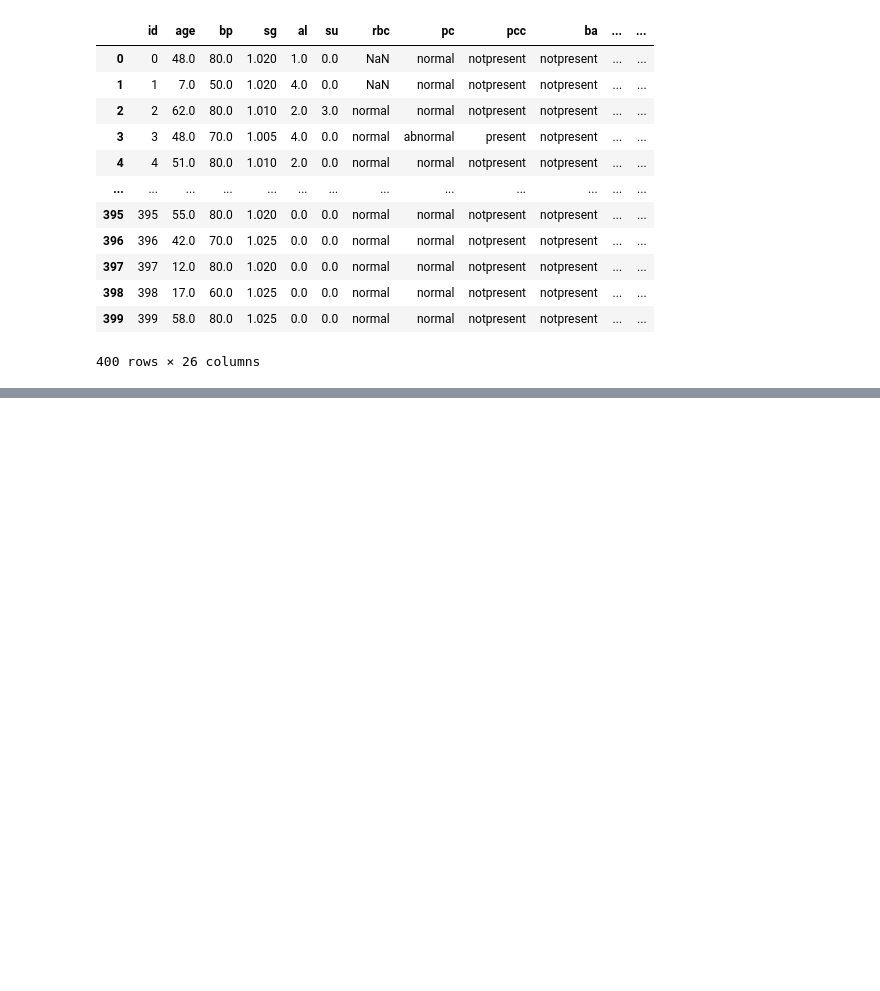
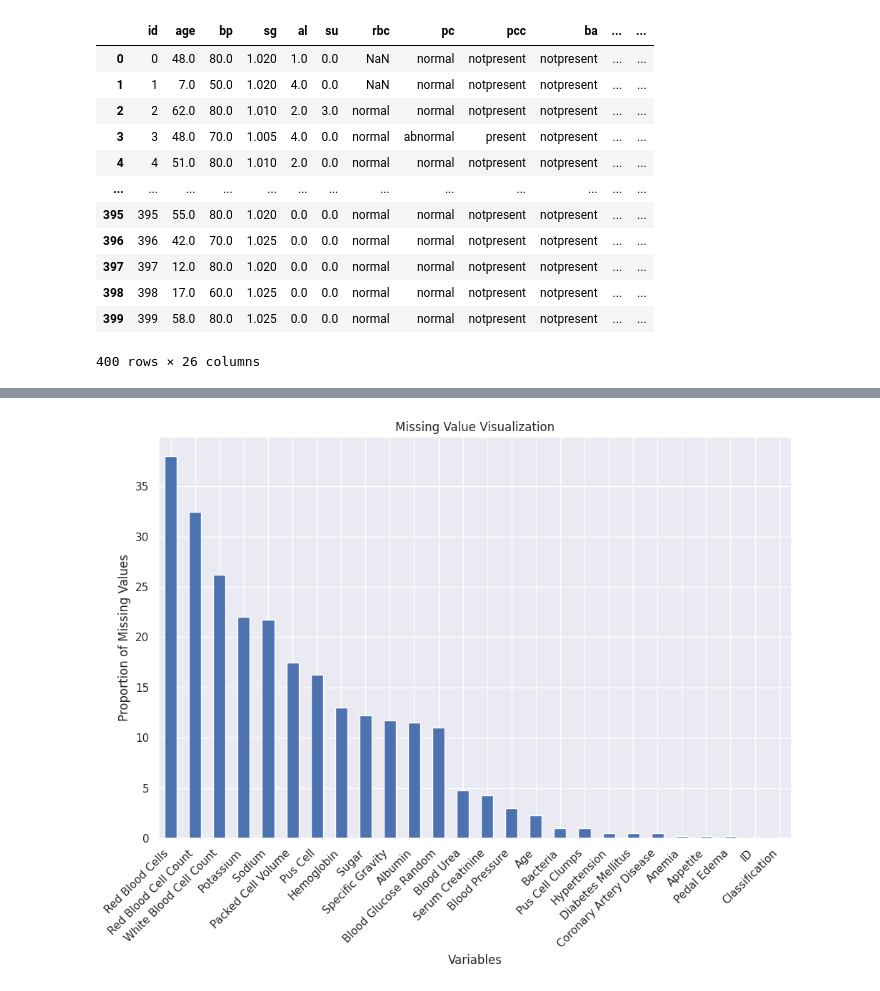
Before and after one commit to abshilpa/Chronic-Kidney-Disease-Data-Science-Project, a Jupyter notebook: MSC_Final_project_CKD.ipynb, the cells around one changed output, grey strips where cells are left out. Cells and saved outputs as stored; diff of their text form; code cells hidden in the pictures; blank space fills up the shorter version.

```diff
--- a/MSC_Final_project_CKD.ipynb
+++ b/MSC_Final_project_CKD.ipynb
@@ -44,3 +44,17 @@ CKD_Data
 | 398 | 398 | 17.0 | 60.0 | 1.025 | 0.0 | 0.0 | normal | normal | notpresent | notpresent | ... | ... |
 | 399 | 399 | 58.0 | 80.0 | 1.025 | 0.0 | 0.0 | normal | normal | notpresent | notpresent | ... | ... |
 400 rows × 26 columns
+# %%
+# Define the standard column names in the same order as they appear in the CKD_Data DataFrame
+CKD_Data.columns = [
+    'ID', 'Age', 'Blood Pressure', 'Specific Gravity', 'Albumin', 'Sugar',
+    'Red Blood Cells', 'Pus Cell', 'Pus Cell Clumps', 'Bacteria',
+    'Blood Glucose Random', 'Blood Urea', 'Serum Creatinine', 'Sodium',
+    'Potassium', 'Hemoglobin', 'Packed Cell Volume', 'White Blood Cell Count',
+    'Red Blood Cell Count', 'Hypertension', 'Diabetes Mellitus', 'Coronary Artery Disease',
+    'Appetite', 'Pedal Edema', 'Anemia', 'Classification'
+]
+
+# Displaying the updated CKD_Data DataFrame with new column names
+print("Updated DataFrame with new column names:")
+CKD_Data.head()
@@ -46,0 +114,15 @@ CKD_Data
+# %%
+# Visualize missing values
+# Count of number of missing values in each column
+missing_values = (CKD_Data.isna().sum()/CKD_Data.shape[0]*100).sort_values(ascending=False)
+
+plt.figure(figsize=(10, 8))
+missing_values.plot(kind='bar')
+plt.title('Missing Value Visualization')
+plt.xlabel('Variables')
+plt.ylabel('Proportion of Missing Values')
+plt.xticks(rotation=45, ha='right')
+plt.tight_layout()
+plt.show()
+# %% [output]
+[figure, added]
```
Also changed, not shown: parts of 5 cells of this notebook.
